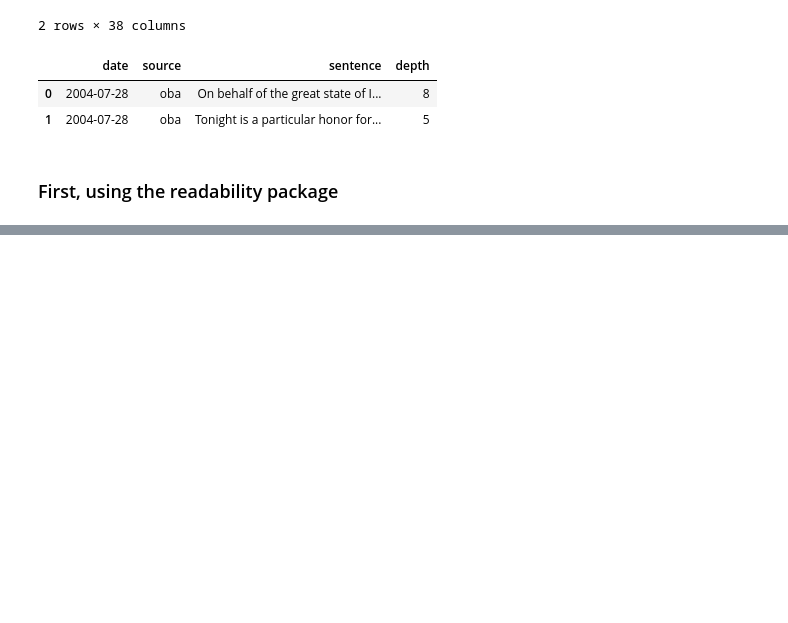
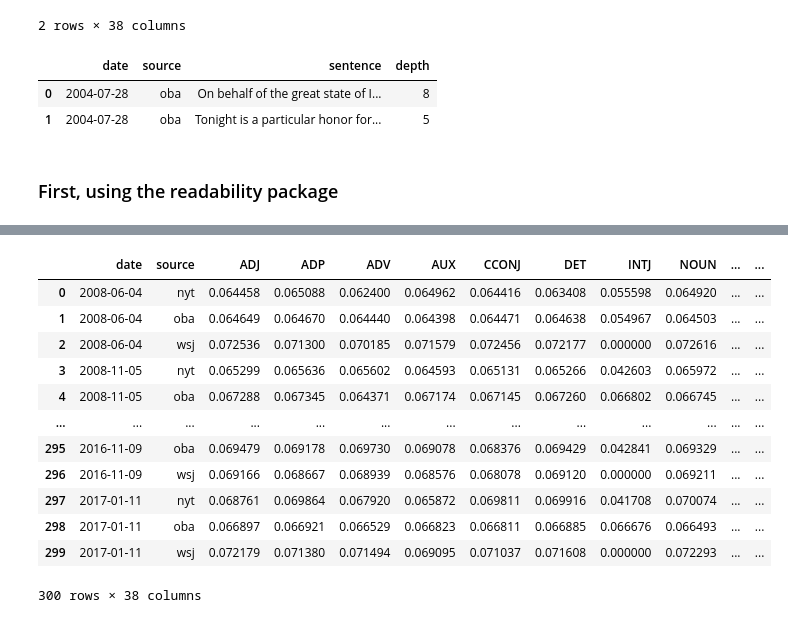
Before and after one commit to pday2/ObamaNLP, a Jupyter notebook: readabilityScores.ipynb, the cells around one changed output, grey strips where cells are left out. Cells and saved outputs as stored; diff of their text form; code cells hidden in the pictures; blank space fills up the shorter version.

Commit message:
updated pca and tidy_data with readabilityScores generated data

```diff
--- a/readabilityScores.ipynb
+++ b/readabilityScores.ipynb
@@ -256,0 +481,16 @@ NameError: name '_legacy_round' is not defined
+# %%
+tidy_data
+# %% [output]
+|  | date | source | ADJ | ADP | ADV | AUX | CCONJ | DET | INTJ | NOUN | ... | ... |
+| 0 | 2008-06-04 | nyt | 0.064458 | 0.065088 | 0.062400 | 0.064962 | 0.064416 | 0.063408 | 0.055598 | 0.064920 | ... | ... |
+| 1 | 2008-06-04 | oba | 0.064649 | 0.064670 | 0.064440 | 0.064398 | 0.064471 | 0.064638 | 0.054967 | 0.064503 | ... | ... |
+| 2 | 2008-06-04 | wsj | 0.072536 | 0.071300 | 0.070185 | 0.071579 | 0.072456 | 0.072177 | 0.000000 | 0.072616 | ... | ... |
+| 3 | 2008-11-05 | nyt | 0.065299 | 0.065636 | 0.065602 | 0.064593 | 0.065131 | 0.065266 | 0.042603 | 0.065972 | ... | ... |
+| 4 | 2008-11-05 | oba | 0.067288 | 0.067345 | 0.064371 | 0.067174 | 0.067145 | 0.067260 | 0.066802 | 0.066745 | ... | ... |
+| ... | ... | ... | ... | ... | ... | ... | ... | ... | ... | ... | ... | ... |
+| 295 | 2016-11-09 | oba | 0.069479 | 0.069178 | 0.069730 | 0.069078 | 0.068376 | 0.069429 | 0.042841 | 0.069329 | ... | ... |
+| 296 | 2016-11-09 | wsj | 0.069166 | 0.068667 | 0.068939 | 0.068576 | 0.068078 | 0.069120 | 0.000000 | 0.069211 | ... | ... |
+| 297 | 2017-01-11 | nyt | 0.068761 | 0.069864 | 0.067920 | 0.065872 | 0.069811 | 0.069916 | 0.041708 | 0.070074 | ... | ... |
+| 298 | 2017-01-11 | oba | 0.066897 | 0.066921 | 0.066529 | 0.066823 | 0.066811 | 0.066885 | 0.066676 | 0.066493 | ... | ... |
+| 299 | 2017-01-11 | wsj | 0.072179 | 0.071380 | 0.071494 | 0.069095 | 0.071037 | 0.071608 | 0.000000 | 0.072293 | ... | ... |
+300 rows × 38 columns
```
Also changed, not shown: parts of 23 cells of this notebook, 2 other files.
